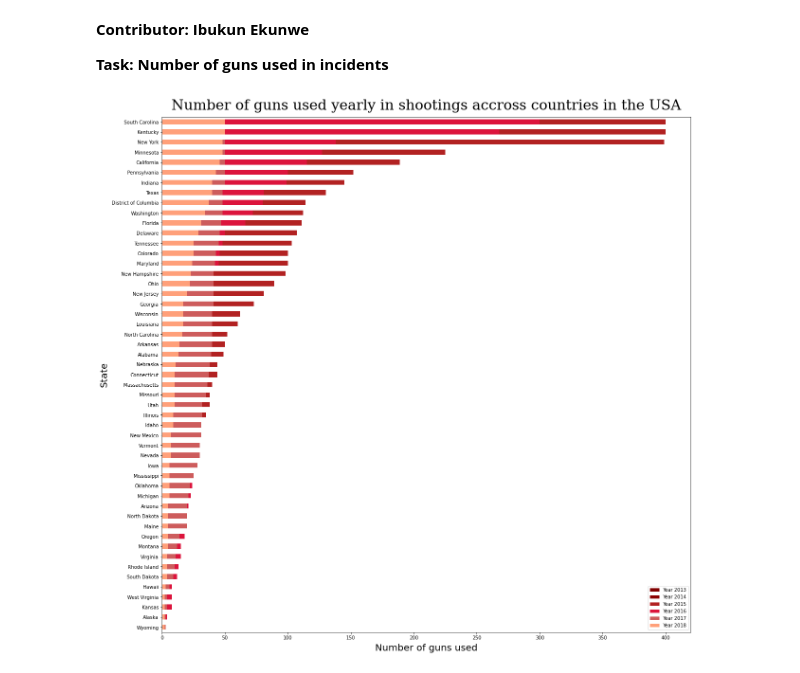
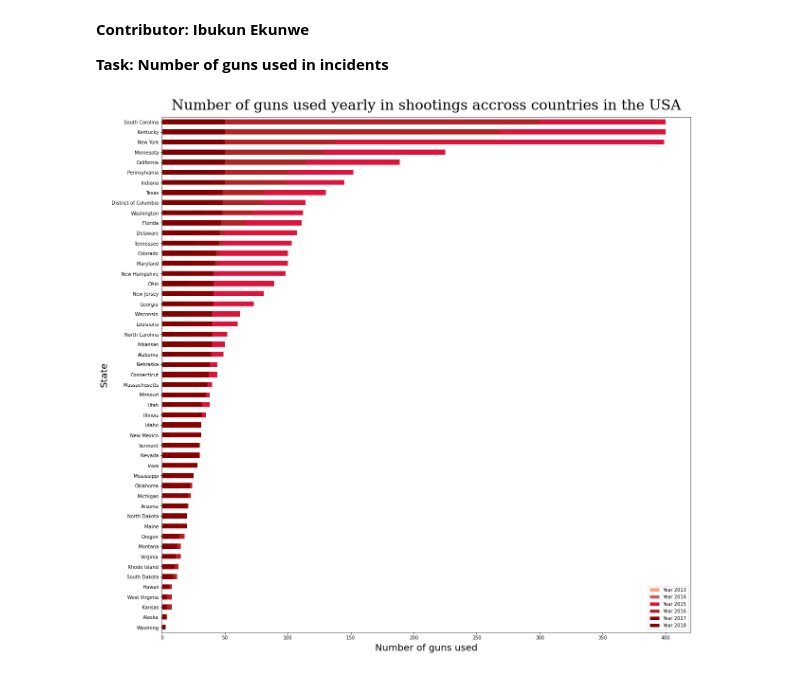
Before and after one commit to heyakshayhere/Hamoye_stage_B, a Jupyter notebook: GunViolenceData.ipynb, the cells around one changed output. Saved outputs shown, nothing was run; the diff lists cells and outputs as text; code cells hidden in the pictures.

```diff
--- a/GunViolenceData.ipynb
+++ b/GunViolenceData.ipynb
@@ -349,19 +347,17 @@ Y2018 = my_df[my_df['year']==2018].drop(columns='year')
 Y2018=Y2018.groupby('state')['n_guns_involved'].max()
 Y2018.sort_values(inplace=True)
 # %%
-Y2018.plot(kind='barh',figsize=(20,20),color='#800000',legend=True, label='Year 2013');
-Y2017.plot(kind='barh',figsize=(20,20),color='#8B0000',legend=True, label='Year 2014');
-Y2017.plot(kind='barh',figsize=(20,20),color='#B22222',legend=True, label='Year 2015');
-Y2017.plot(kind='barh',figsize=(20,20),color='#DC143C',legend=True, label='Year 2016');
-Y2017.plot(kind='barh',figsize=(20,20),color='#CD5C5C',legend=True, label='Year 2017');
-Y2017.plot(kind='barh',figsize=(20,20),color='#FFA07A',legend=True, label='Year 2018');
-
-
+Y2013.plot(kind='barh',figsize=(20,20),color='#FFA07A',legend=True, label='Year 2013');
+Y2014.plot(kind='barh',figsize=(20,20),color='#CD5C5C',legend=True, label='Year 2014');
+Y2015.plot(kind='barh',figsize=(20,20),color='#DC143C',legend=True, label='Year 2015');
+Y2016.plot(kind='barh',figsize=(20,20),color='#B22222',legend=True, label='Year 2016');
+Y2017.plot(kind='barh',figsize=(20,20),color='#8B0000',legend=True, label='Year 2017');
+Y2018.plot(kind='barh',figsize=(20,20),color='#800000',legend=True, label='Year 2018');
 
 
 
 plt.xlabel('Number of guns used', labelpad=7, loc='center', fontsize=20)
 plt.ylabel('State', labelpad=7, fontsize=20)
 plt.title('Number of guns used yearly in shootings accross countries in the USA',pad=15, fontsize=30, fontfamily='Serif');
 # %% [output]
-[figure, old version]
+[figure, new version]
```
Also changed, not shown: parts of 5 cells of this notebook.
